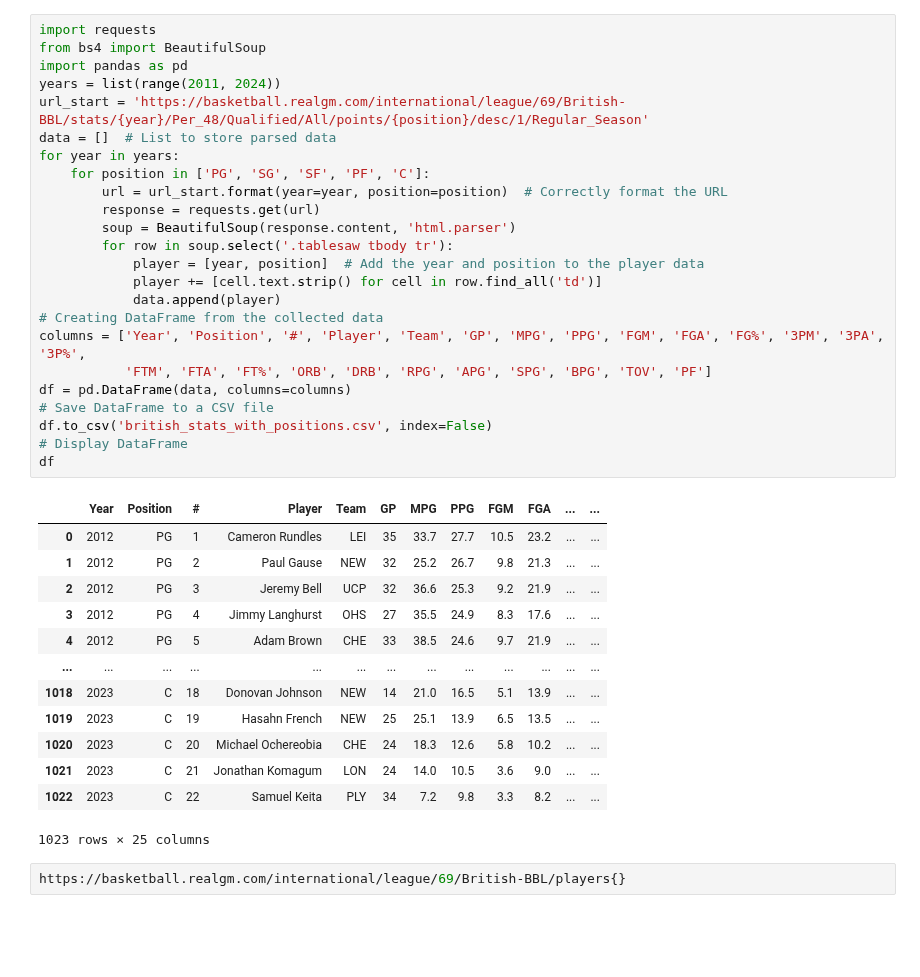
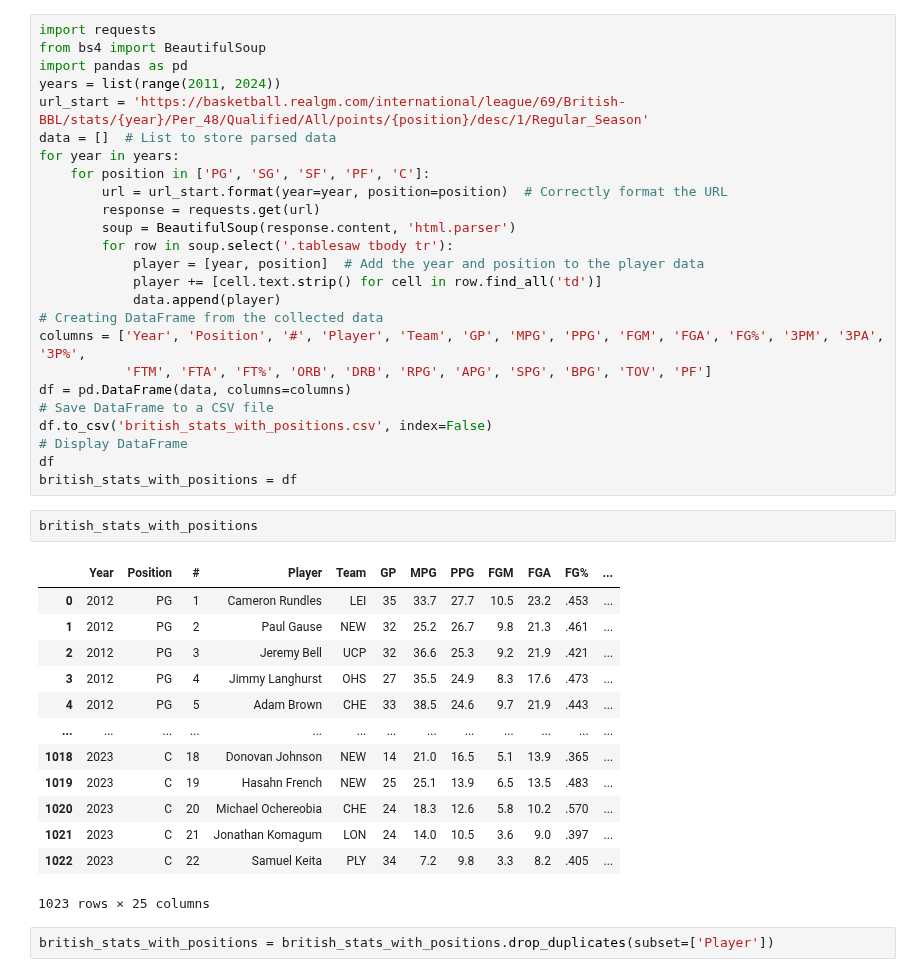
Before and after one commit to NEAT-Scouting-Data-Analytics/NEAT-Scouting-Data-Analytics, a Jupyter notebook: British_league.ipynb, the cells around one changed output. Saved outputs shown, nothing was run; the diff lists cells and outputs as text; blank space fills up the shorter version.

```diff
--- a/British_league.ipynb
+++ b/British_league.ipynb
@@ -22,19 +22,22 @@ df = pd.DataFrame(data, columns=columns)
 df.to_csv('british_stats_with_positions.csv', index=False)
 # Display DataFrame
 df
+british_stats_with_positions = df
-# %% [output]
-|  | Year | Position | # | Player | Team | GP | MPG | PPG | FGM | FGA | ... | ... |
-| 0 | 2012 | PG | 1 | Cameron Rundles | LEI | 35 | 33.7 | 27.7 | 10.5 | 23.2 | ... | ... |
-| 1 | 2012 | PG | 2 | Paul Gause | NEW | 32 | 25.2 | 26.7 | 9.8 | 21.3 | ... | ... |
-| 2 | 2012 | PG | 3 | Jeremy Bell | UCP | 32 | 36.6 | 25.3 | 9.2 | 21.9 | ... | ... |
-| 3 | 2012 | PG | 4 | Jimmy Langhurst | OHS | 27 | 35.5 | 24.9 | 8.3 | 17.6 | ... | ... |
-| 4 | 2012 | PG | 5 | Adam Brown | CHE | 33 | 38.5 | 24.6 | 9.7 | 21.9 | ... | ... |
-| ... | ... | ... | ... | ... | ... | ... | ... | ... | ... | ... | ... | ... |
-| 1018 | 2023 | C | 18 | Donovan Johnson | NEW | 14 | 21.0 | 16.5 | 5.1 | 13.9 | ... | ... |
-| 1019 | 2023 | C | 19 | Hasahn French | NEW | 25 | 25.1 | 13.9 | 6.5 | 13.5 | ... | ... |
-| 1020 | 2023 | C | 20 | Michael Ochereobia | CHE | 24 | 18.3 | 12.6 | 5.8 | 10.2 | ... | ... |
-| 1021 | 2023 | C | 21 | Jonathan Komagum | LON | 24 | 14.0 | 10.5 | 3.6 | 9.0 | ... | ... |
-| 1022 | 2023 | C | 22 | Samuel Keita | PLY | 34 | 7.2 | 9.8 | 3.3 | 8.2 | ... | ... |
-1023 rows × 25 columns
-# %%
-https://basketball.realgm.com/international/league/69/British-BBL/players{}
+# %%
+british_stats_with_positions
+# %% [output]
+|  | Year | Position | # | Player | Team | GP | MPG | PPG | FGM | FGA | FG% | ... |
+| 0 | 2012 | PG | 1 | Cameron Rundles | LEI | 35 | 33.7 | 27.7 | 10.5 | 23.2 | .453 | ... |
+| 1 | 2012 | PG | 2 | Paul Gause | NEW | 32 | 25.2 | 26.7 | 9.8 | 21.3 | .461 | ... |
+| 2 | 2012 | PG | 3 | Jeremy Bell | UCP | 32 | 36.6 | 25.3 | 9.2 | 21.9 | .421 | ... |
+| 3 | 2012 | PG | 4 | Jimmy Langhurst | OHS | 27 | 35.5 | 24.9 | 8.3 | 17.6 | .473 | ... |
+| 4 | 2012 | PG | 5 | Adam Brown | CHE | 33 | 38.5 | 24.6 | 9.7 | 21.9 | .443 | ... |
+| ... | ... | ... | ... | ... | ... | ... | ... | ... | ... | ... | ... | ... |
+| 1018 | 2023 | C | 18 | Donovan Johnson | NEW | 14 | 21.0 | 16.5 | 5.1 | 13.9 | .365 | ... |
+| 1019 | 2023 | C | 19 | Hasahn French | NEW | 25 | 25.1 | 13.9 | 6.5 | 13.5 | .483 | ... |
+| 1020 | 2023 | C | 20 | Michael Ochereobia | CHE | 24 | 18.3 | 12.6 | 5.8 | 10.2 | .570 | ... |
+| 1021 | 2023 | C | 21 | Jonathan Komagum | LON | 24 | 14.0 | 10.5 | 3.6 | 9.0 | .397 | ... |
+| 1022 | 2023 | C | 22 | Samuel Keita | PLY | 34 | 7.2 | 9.8 | 3.3 | 8.2 | .405 | ... |
+1023 rows × 25 columns
+# %%
+british_stats_with_positions = british_stats_with_positions.drop_duplicates(subset=['Player'])
```
Also changed, not shown: parts of 23 cells of this notebook, 12 other files.
